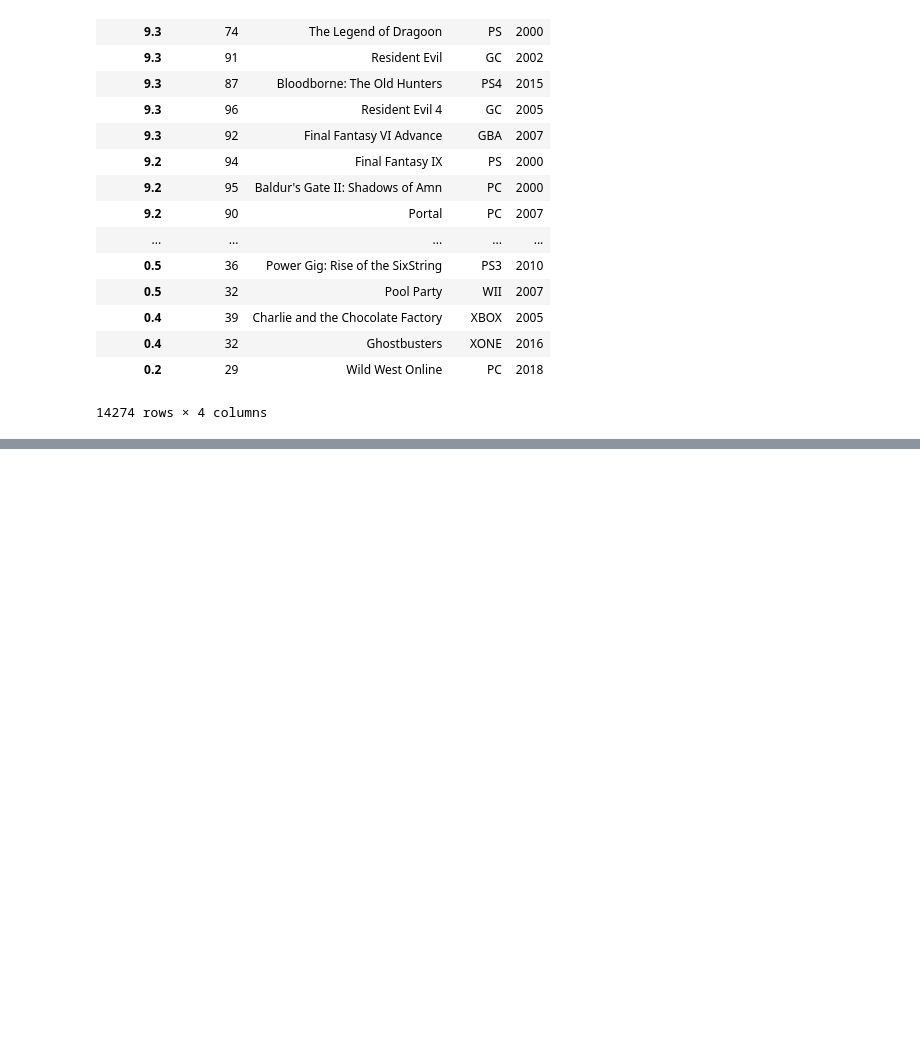
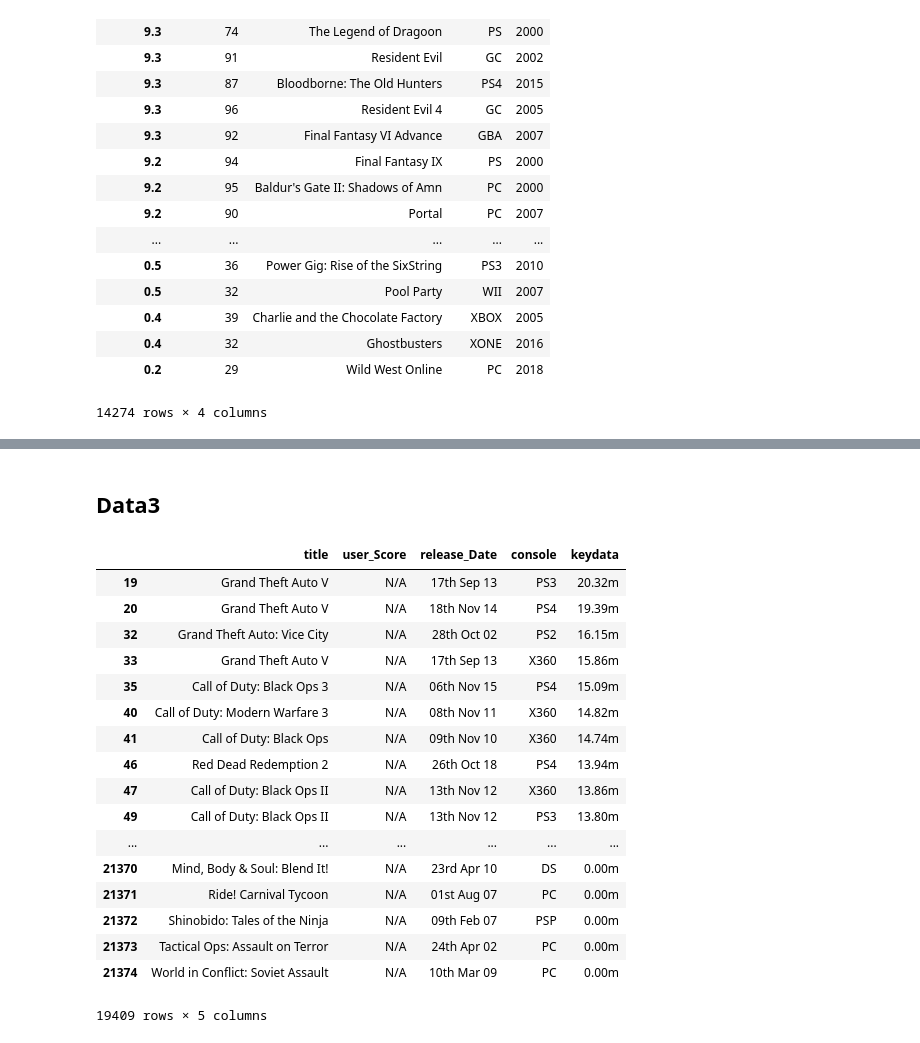
Before and after one commit to mell0611/data_science_project, a Jupyter notebook: dataset/csv_check (new).ipynb, the cells around one changed output, grey strips where cells are left out. Drawn from its saved outputs; the diff is of its cells as text; code cells hidden in the pictures; blank space fills up the shorter version.

```diff
--- a/dataset/csv_check (1).ipynb
+++ b/dataset/csv_check (new).ipynb
@@ -72,20 +72,0 @@ data2_credible
-# %%
-data3 = pd.read_csv("data3.csv")
-for a in range(0,55864):#this for loop is for putting all necessary data on the sales of games in jp_sale. jp_sale needs to be renmamed to keydata.
-    if not pd.isna(data3['tot_sale'][a]):
-        data3['jp_sale'][a]=data3['tot_sale'][a]
-    elif not pd.isna(data3['tot_ship'][a]):
-        data3['jp_sale'][a]=data3['tot_ship'][a]
-    else:
-        data3 = data3.drop(a,axis = 0)
-
-# for data3
-# drop VG score
-# drop last_update
-# drop every sale except jp_sale()
-# drop url, publisher, developer, tot_ship,
-data3 = data3.dropna()
-# %%
-for a in range(21375):
-    if data3['jp_sale'][a]=='0.00m':
-        data3=data3.drop(a,axis = 0)
@@ -99,0 +75,39 @@ data4 = pd.read_csv("data4.csv")
+# %% [markdown]
+## Data3
+# %%
+data3 = pd.read_csv("data3.csv")
+
+data3 = data3.rename(columns = {'jp_sale' : 'keydata'}) # renames jp_sale to keydata
+
+data3 = data3[data3.keydata != 'NaN']
+data3 = data3[data3.tot_sale != 'NaN']
+
+for a in data3:
+    data3.keydata = data3.tot_sale
+
+data3 = data3[data3.keydata != 'NaN']
+
+data3 = data3.drop(['VGscore', 'last_update', 'tot_sale', 'na_sale', 'pal_sale', 'other_sale', 'url', 'publisher', 'developer', 'tot_ship'], axis = 1)
+
+data3 = data3.dropna()
+
+data3
+# %% [output]
+|  | title | user_Score | release_Date | console | keydata |
+| 19 | Grand Theft Auto V | N/A | 17th Sep 13 | PS3 | 20.32m |
+| 20 | Grand Theft Auto V | N/A | 18th Nov 14 | PS4 | 19.39m |
+| 32 | Grand Theft Auto: Vice City | N/A | 28th Oct 02 | PS2 | 16.15m |
+| 33 | Grand Theft Auto V | N/A | 17th Sep 13 | X360 | 15.86m |
+| 35 | Call of Duty: Black Ops 3 | N/A | 06th Nov 15 | PS4 | 15.09m |
+| 40 | Call of Duty: Modern Warfare 3 | N/A | 08th Nov 11 | X360 | 14.82m |
+| 41 | Call of Duty: Black Ops | N/A | 09th Nov 10 | X360 | 14.74m |
+| 46 | Red Dead Redemption 2 | N/A | 26th Oct 18 | PS4 | 13.94m |
+| 47 | Call of Duty: Black Ops II | N/A | 13th Nov 12 | X360 | 13.86m |
+| 49 | Call of Duty: Black Ops II | N/A | 13th Nov 12 | PS3 | 13.80m |
+| ... | ... | ... | ... | ... | ... |
+| 21370 | Mind, Body & Soul: Blend It! | N/A | 23rd Apr 10 | DS | 0.00m |
+| 21371 | Ride! Carnival Tycoon | N/A | 01st Aug 07 | PC | 0.00m |
+| 21372 | Shinobido: Tales of the Ninja | N/A | 09th Feb 07 | PSP | 0.00m |
+| 21373 | Tactical Ops: Assault on Terror | N/A | 24th Apr 02 | PC | 0.00m |
+| 21374 | World in Conflict: Soviet Assault | N/A | 10th Mar 09 | PC | 0.00m |
+19409 rows × 5 columns
```
Also changed, not shown: parts of 10 cells of this notebook, 3 other files.
